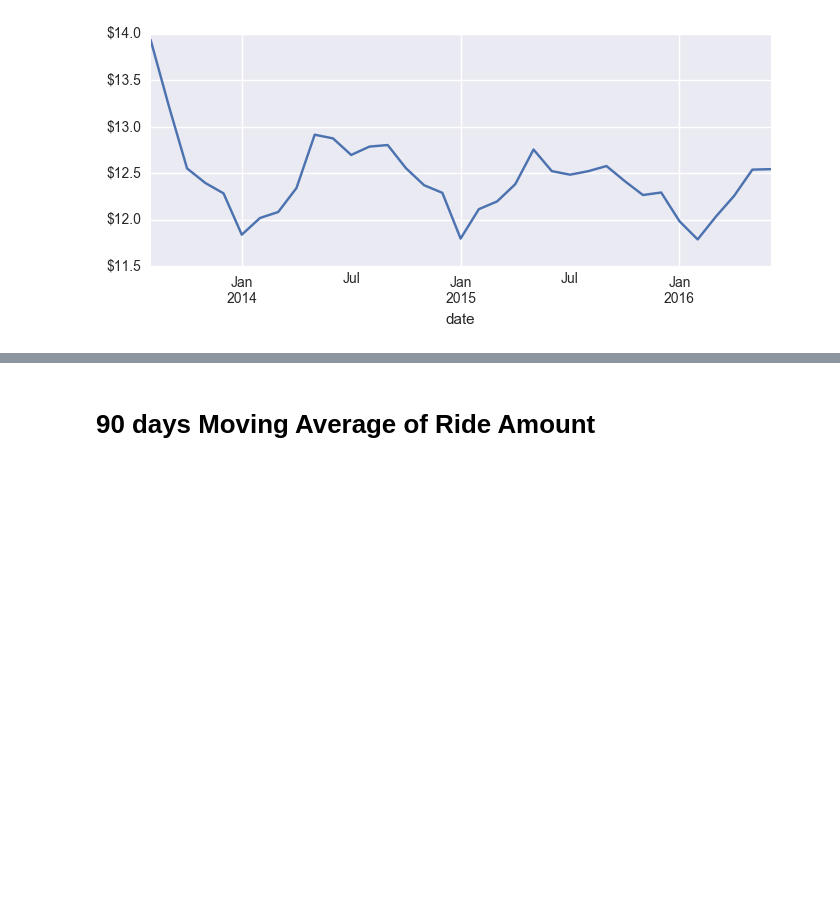
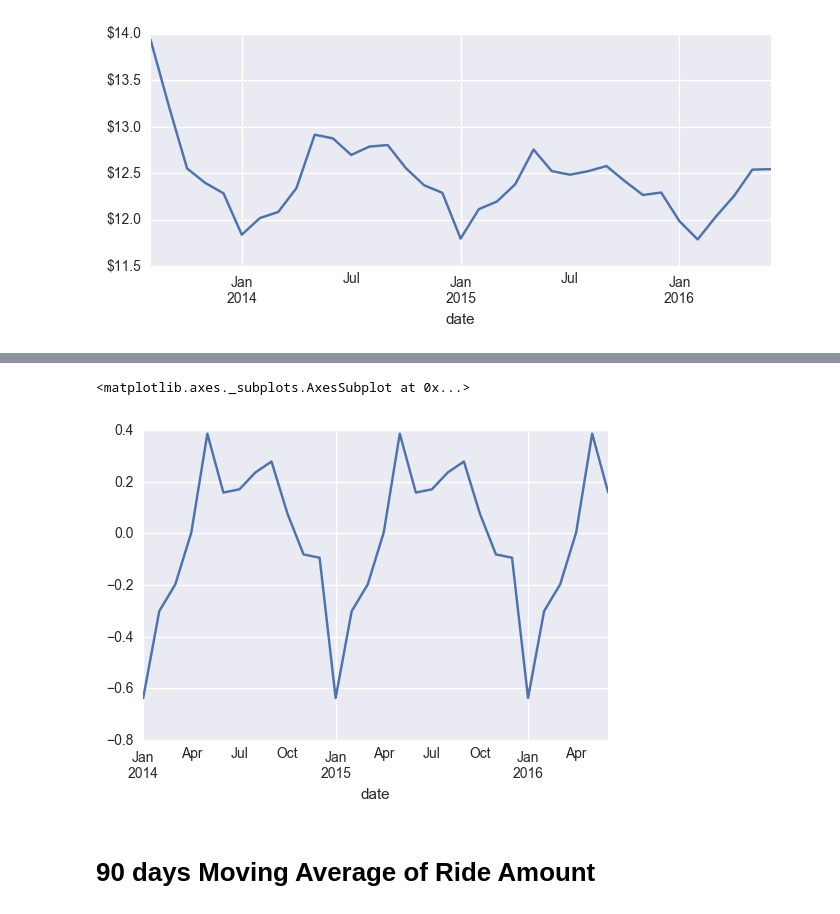
Before and after one commit to MiyainNYC/PySpark-Data-Challenge, a Jupyter notebook: Volume_VIZ.ipynb, the cells around one changed output, grey strips where cells are left out. Saved outputs shown, nothing was run; the diff lists cells and outputs as text; code cells hidden in the pictures; blank space fills up the shorter version.

```diff
--- a/Volume_VIZ.ipynb
+++ b/Volume_VIZ.ipynb
@@ -579,3 +582,8 @@ plt.figure(figsize = (10,8))
+# %%
+res.seasonal.plot()
+# %% [output]
+<matplotlib.axes._subplots.AxesSubplot at 0x...>
+[figure, added]
 # %% [markdown]
 # 90 days Moving Average of Ride Amount
 # %%
```
Also changed, not shown: parts of 7 cells of this notebook.
